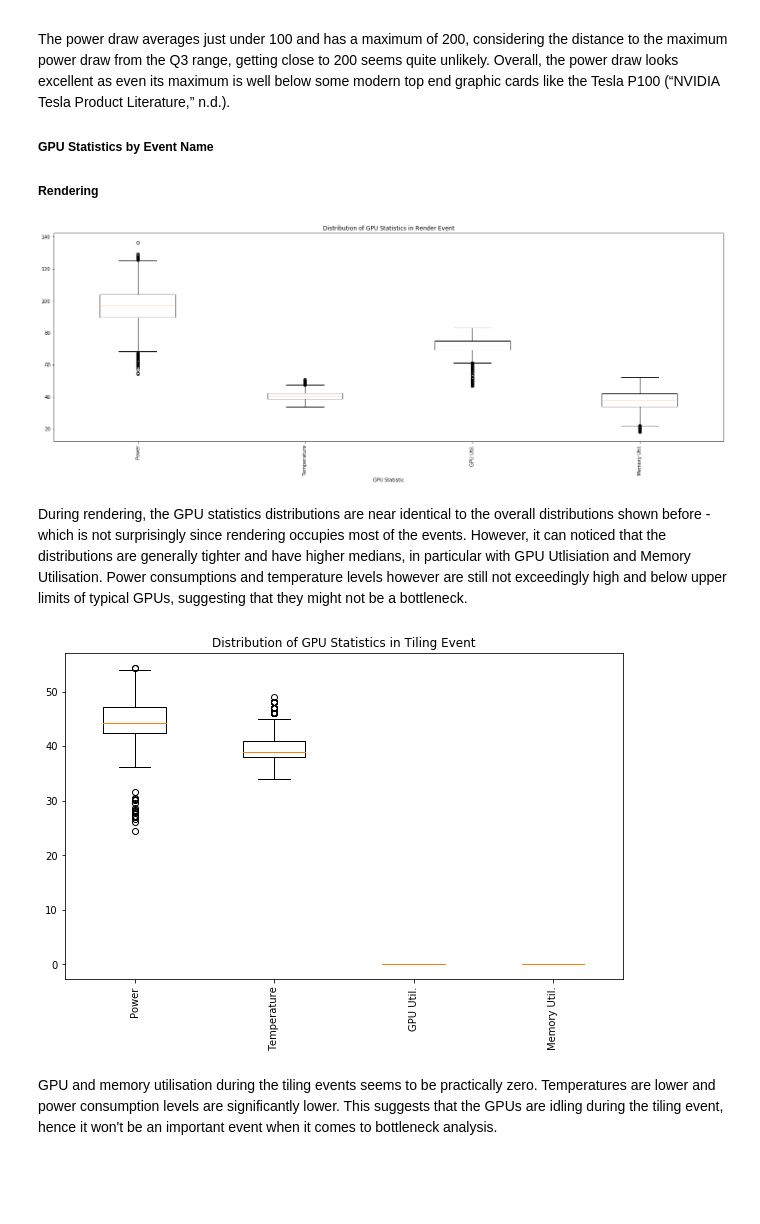
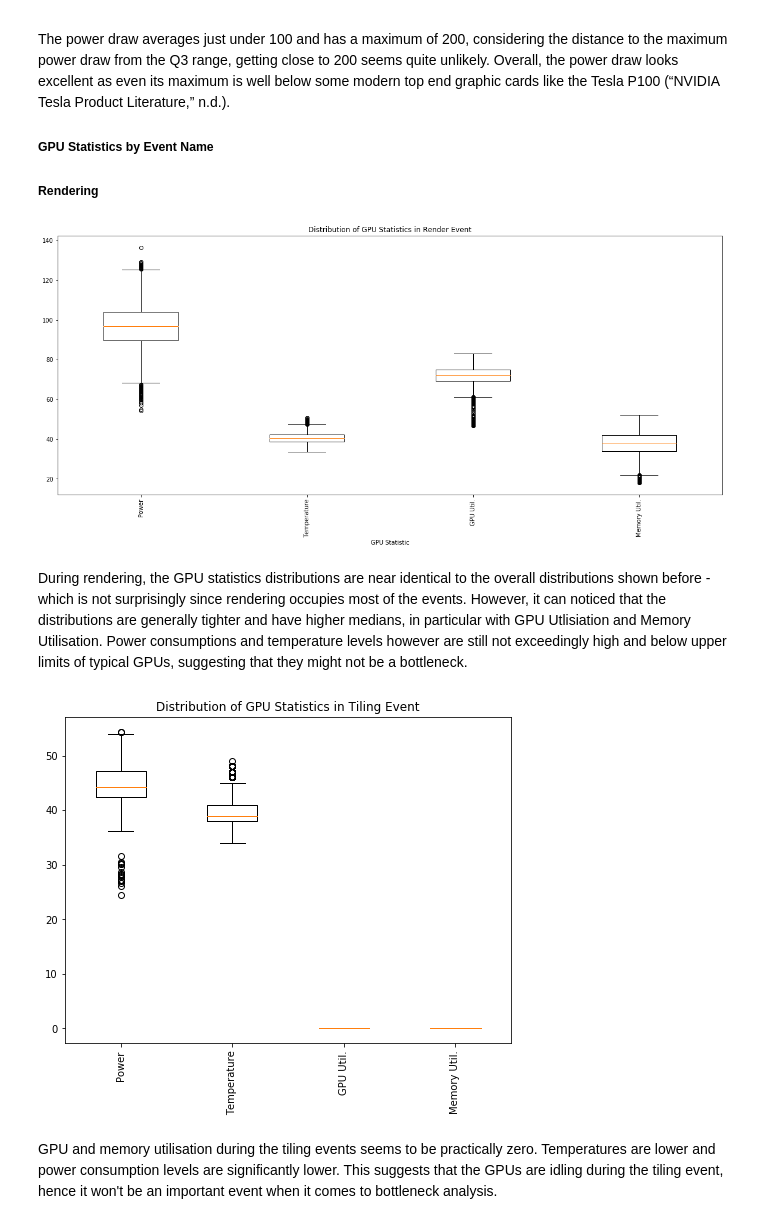
Before and after one commit to Castdeath97/csc8634-project, a Jupyter notebook: notebooks/data-understanding.ipynb, the cells around one changed output. Cells and saved outputs as stored; diff of their text form; code cells hidden in the pictures; blank space fills up the shorter version.

```diff
--- a/notebooks/data-understanding.ipynb
+++ b/notebooks/data-understanding.ipynb
@@ -112,5 +115,5 @@ event_deltas = gpu_events_df[gpu_events_df['eventName'] != 'TotalRender'].groupb
 
 # sum execution times
 event_deltas.groupby(['eventName']).sum().plot(kind = 'bar')
-plt.rcParams['figure.figsize'] = [25, 8]
+plt.rcParams['figure.figsize'] = [15, 8]
 # %% [output]
@@ -127,7 +139,7 @@ plt.boxplot([gpu_events_df['powerDrawWatt'], gpu_events_df['gpuTempC'],
              gpu_events_df['gpuUtilPerc'], gpu_events_df['gpuMemUtilPerc']])
 plt.xticks([1, 2, 3, 4], gpu_stats_labels, rotation='vertical')
 plt.title('Distribution of GPU Statistics')
-plt.rcParams['figure.figsize'] = [25, 8]
+plt.rcParams['figure.figsize'] = [20, 8]
 
 plt.show()
 # %% [output]
@@ -145,24 +157,24 @@ The power draw averages just under 100 and has a maximum of 200, considering the
 # %%
 # group by statistic
 
 plt.boxplot([gpu_events_df[gpu_events_df['eventName'] == 'Render']['powerDrawWatt'],
             gpu_events_df[gpu_events_df['eventName'] == 'Render']['gpuTempC'],
             gpu_events_df[gpu_events_df['eventName'] == 'Render']['gpuUtilPerc'],
             gpu_events_df[gpu_events_df['eventName'] == 'Render']['gpuMemUtilPerc']])
 
 # setup labels and titles
 
 plt.title('Distribution of GPU Statistics in Render Event')
 plt.xlabel('GPU Statistic')
 plt.xticks([1, 2, 3, 4], gpu_stats_labels, rotation='vertical')
 
 
 # draw plot
 
-plt.rcParams['figure.figsize'] = [10, 6]
+plt.rcParams['figure.figsize'] = [8, 6]
 plt.show()
 # %% [output]
-[figure, old version]
+[figure, new version]
 # %% [markdown]
 During rendering, the GPU statistics distributions are near identical to the overall distributions shown before - which is not surprisingly since rendering occupies most of the events. However, it can noticed that the distributions are generally tighter and have higher medians, in particular with GPU Utlisiation and Memory Utilisation. Power consumptions and temperature levels however are still not exceedingly high and below upper limits of typical GPUs, suggesting that they might not be a bottleneck.
 # %%
@@ -181,10 +193,10 @@ plt.xticks([1, 2, 3, 4], gpu_stats_labels, rotation='vertical')
 
 # draw plot
 
-plt.rcParams['figure.figsize'] = [10, 6]
+plt.rcParams['figure.figsize'] = [8, 6]
 plt.show()
 # %% [output]
-[figure, old version]
+[figure, new version]
 # %% [markdown]
 GPU and memory utilisation during the tiling events seems to be practically zero. Temperatures are lower and power consumption levels are significantly lower. This suggests that the GPUs are idling during the tiling event, hence it won't be an important event when it comes to bottleneck analysis.
 # %%
```
Also changed, not shown: parts of 19 cells of this notebook, 1 other file.
